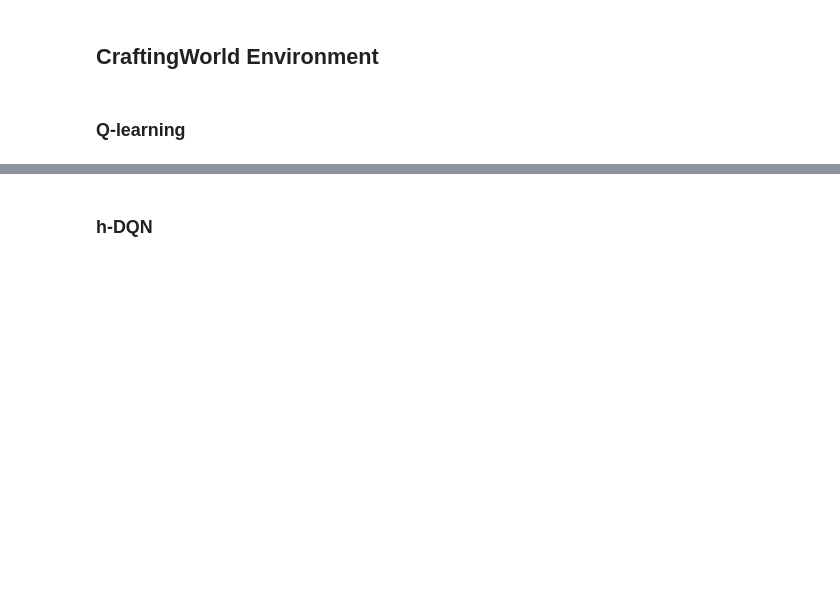
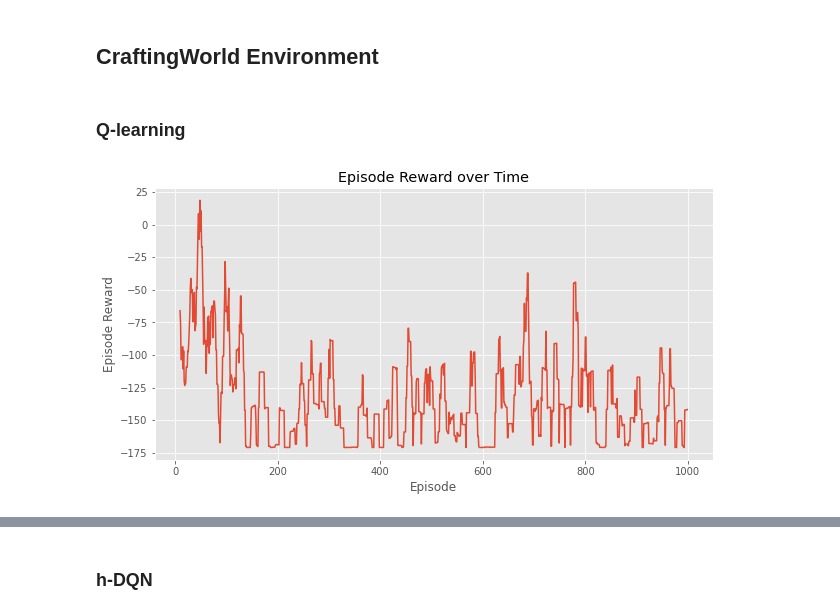
Before and after one commit to tuengominh/imrl-hdqn, a Jupyter notebook: pytorch_taim.ipynb, the cells around one changed output, grey strips where cells are left out. Drawn from its saved outputs; the diff is of its cells as text; code cells hidden in the pictures; blank space fills up the shorter version.

Commit message:
add q-learning

```diff
--- a/pytorch_taim.ipynb
+++ b/pytorch_taim.ipynb
@@ -1003,6 +1211,10 @@ plot_visited_states('FourRooms', visits, NUM_EPISODES)
 # %% [markdown]
 ### Q-learning
 # %%
-# Try restart runtime if having error
+# Try factory reset runtime if having error
 NUM_EPISODES = 1000
-Q, stats, visits = q_learning('CraftingWorld', NUM_EPISODES, lr=0.00025, exploration_schedule=ExplorationSchedule(50000, 0.1, 1.0))
+Q1, stats1, visits1 = q_learning('CraftingWorld', NUM_EPISODES, lr=0.00025, exploration_schedule=ExplorationSchedule(50000, 0.1, 1.0))
+# %%
+plot_episode_stats(stats1, incre=1025) # for better visualization
+# %% [output]
+[figure, added]
```
Also changed, not shown: parts of 65 cells of this notebook.
